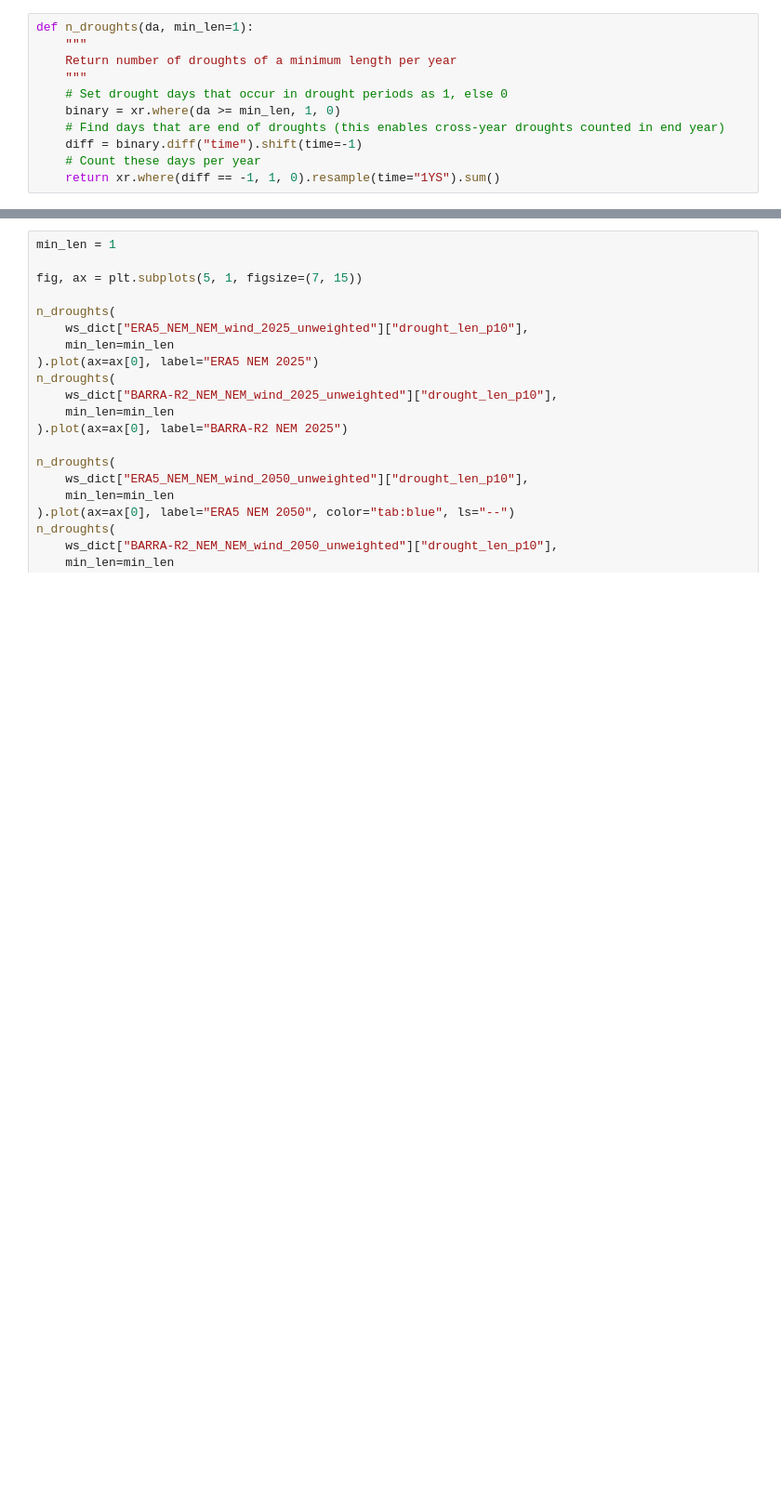
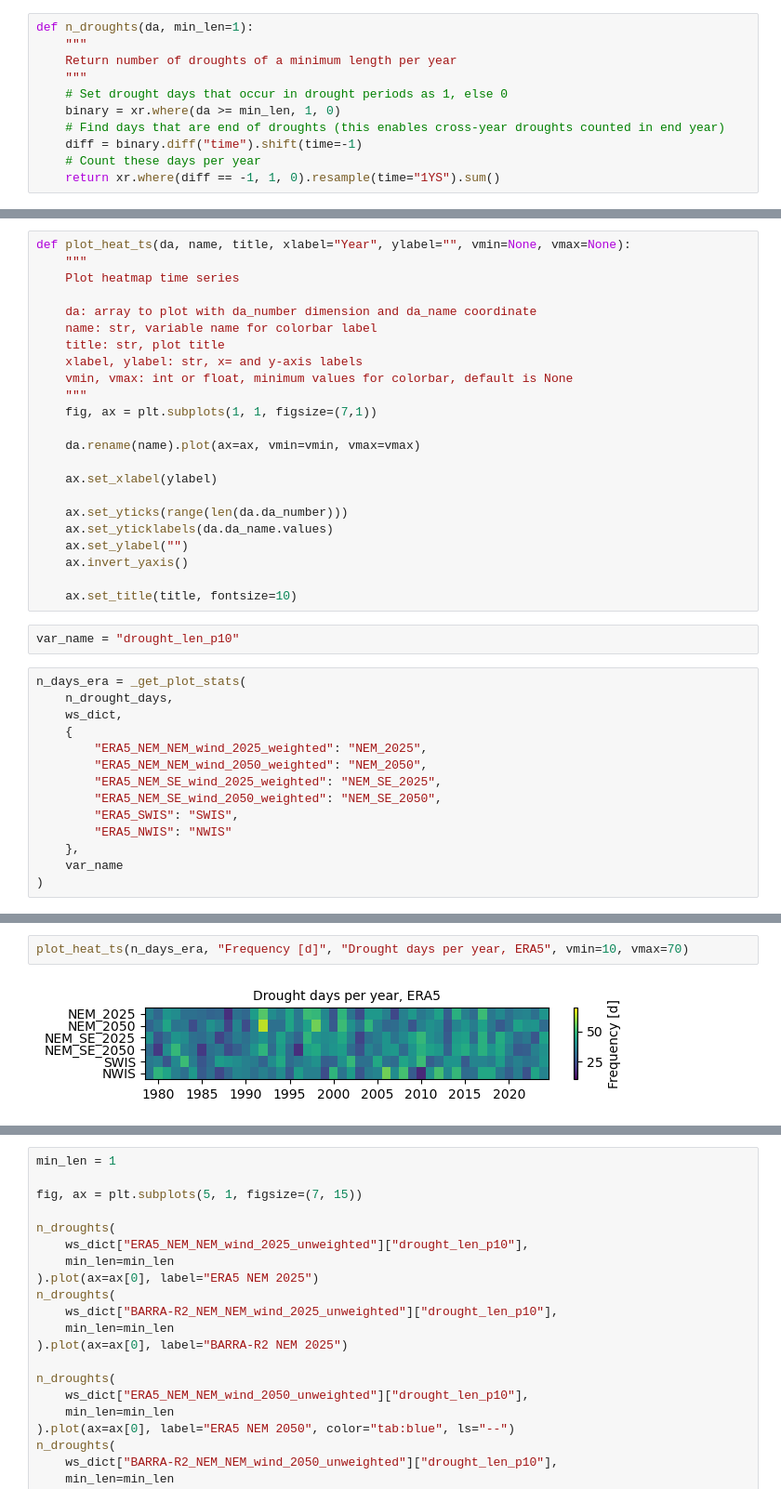
Before and after one commit to dougrichardson/wind_drought, a Jupyter notebook: 08_reanalysis_drought_stats.ipynb, the cells around one changed output, grey strips where cells are left out. Shown at 93% size. Saved outputs shown, nothing was run; the diff lists cells and outputs as text; blank space fills up the shorter version.

Commit message:
Tidied plots

```diff
--- a/08_reanalysis_drought_stats.ipynb
+++ b/08_reanalysis_drought_stats.ipynb
@@ -341,0 +242,39 @@ def n_droughts(da, min_len=1):
+# %%
+def plot_heat_ts(da, name, title, xlabel="Year", ylabel="", vmin=None, vmax=None):
+    """
+    Plot heatmap time series
+
+    da: array to plot with da_number dimension and da_name coordinate
+    name: str, variable name for colorbar label
+    title: str, plot title
+    xlabel, ylabel: str, x= and y-axis labels
+    vmin, vmax: int or float, minimum values for colorbar, default is None
+    """
+    fig, ax = plt.subplots(1, 1, figsize=(7,1))
+
+    da.rename(name).plot(ax=ax, vmin=vmin, vmax=vmax)
+
+    ax.set_xlabel(ylabel)
+
+    ax.set_yticks(range(len(da.da_number)))
+    ax.set_yticklabels(da.da_name.values)
+    ax.set_ylabel("")
+    ax.invert_yaxis()
+
+    ax.set_title(title, fontsize=10)
+# %%
+var_name = "drought_len_p10"
+# %%
+n_days_era = _get_plot_stats(
+    n_drought_days,
+    ws_dict,
+    {
+        "ERA5_NEM_NEM_wind_2025_weighted": "NEM_2025",
+        "ERA5_NEM_NEM_wind_2050_weighted": "NEM_2050",
+        "ERA5_NEM_SE_wind_2025_weighted": "NEM_SE_2025",
+        "ERA5_NEM_SE_wind_2050_weighted": "NEM_SE_2050",
+        "ERA5_SWIS": "SWIS",
+        "ERA5_NWIS": "NWIS"
+    },
+    var_name
+)
@@ -341,0 +379,4 @@ def n_droughts(da, min_len=1):
+# %%
+plot_heat_ts(n_days_era, "Frequency [d]", "Drought days per year, ERA5", vmin=10, vmax=70)
+# %% [output]
+[figure, added]
```
Also changed, not shown: parts of 31 cells of this notebook.
